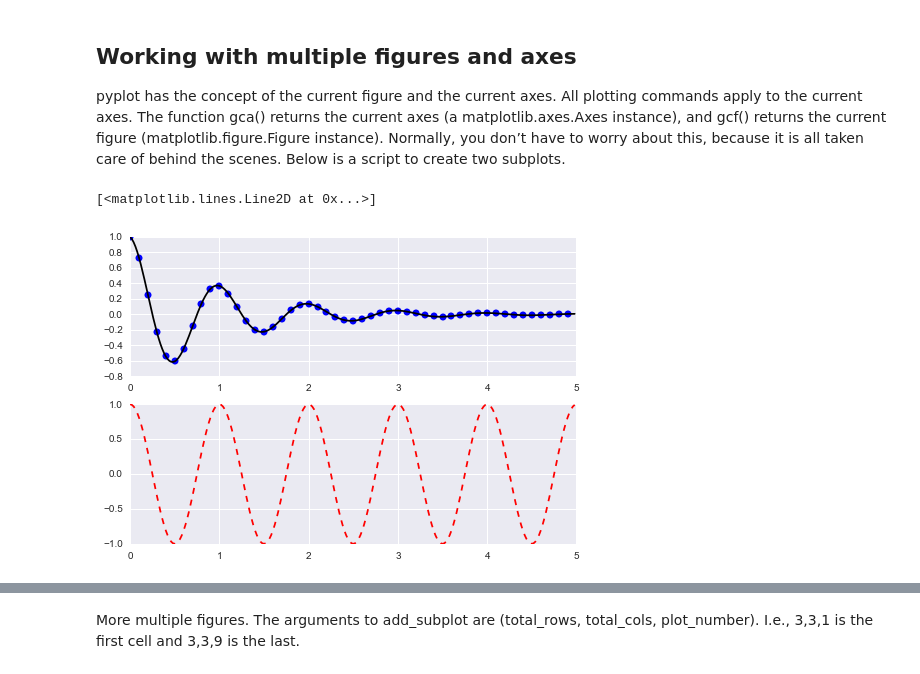
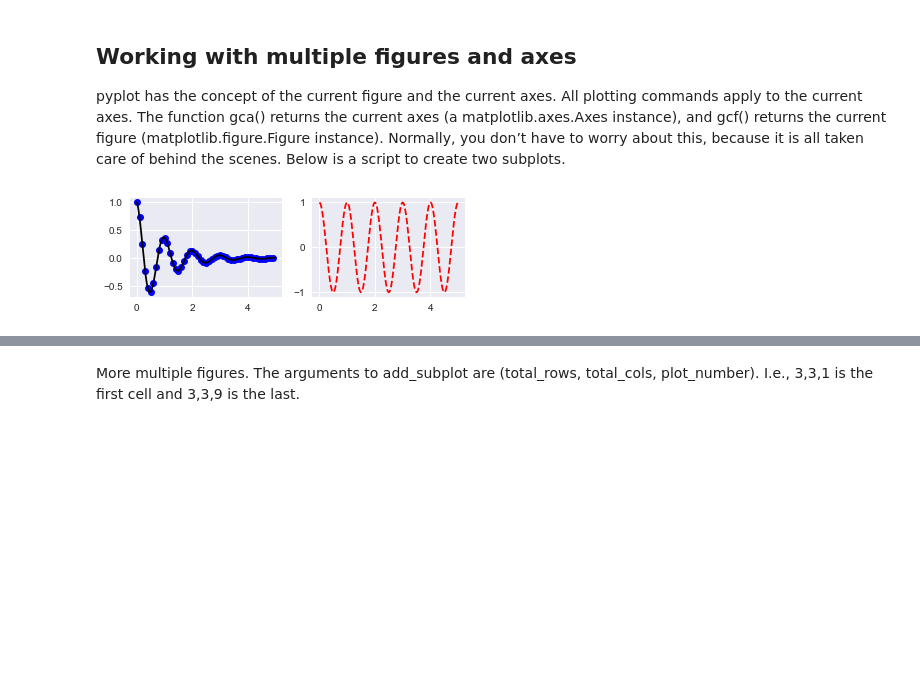
Before and after one commit to tarment10/scientists_class_bettis, a Jupyter notebook: NOTEBOOKS/MatPlotLibExamples.ipynb, the cells around one changed output, grey strips where cells are left out. Saved outputs shown, nothing was run; the diff lists cells and outputs as text; code cells hidden in the pictures; blank space fills up the shorter version.

```diff
--- a/NOTEBOOKS/MatPlotLibExamples.ipynb
+++ b/NOTEBOOKS/MatPlotLibExamples.ipynb
@@ -98,23 +81,23 @@ plt.show()
 # %% [markdown]
-Working with multiple figures and axes
---------------------------------------
+## Working with multiple figures and axes
 pyplot has the concept of the current figure and the current axes. All plotting commands apply to the current axes. The function gca() returns the current axes (a matplotlib.axes.Axes instance), and gcf() returns the current figure (matplotlib.figure.Figure instance). Normally, you don’t have to worry about this, because it is all taken care of behind the scenes. Below is a script to create two subplots.
 # %%
 def f(t):
     return np.exp(-t) * np.cos(2*np.pi*t)
 
 t1 = np.arange(0.0, 5.0, 0.1)
 t2 = np.arange(0.0, 5.0, 0.02)
 
-plt.figure(1)
-plt.subplot(211)   #  2 rows, 1 column, Item #1
+plt.figure(1) # select figure 1
+plt.subplot(2, 2, 1)   #  2 rows, 1 column, Item #1
 plt.plot(t1, f(t1), 'bo', t2, f(t2), 'k')
 
-plt.subplot(212)   #  2 rows, 1 column, Item #2
+plt.subplot(2, 2, 2)   #  2 rows, 1 column, Item #2
 plt.plot(t2, np.cos(2*np.pi*t2), 'r--')
+
+plt.savefig('awesome.pdf')
 # %% [output]
-[<matplotlib.lines.Line2D at 0x...>]
-[figure, old version]
+[figure, new version]
 # %%
 plt.figure(1)                # the first figure
 plt.subplot(2,1,1)             # the first subplot in the first figure (rows, cols, curr)
```
Also changed, not shown: parts of 47 cells of this notebook, 14 other files.
